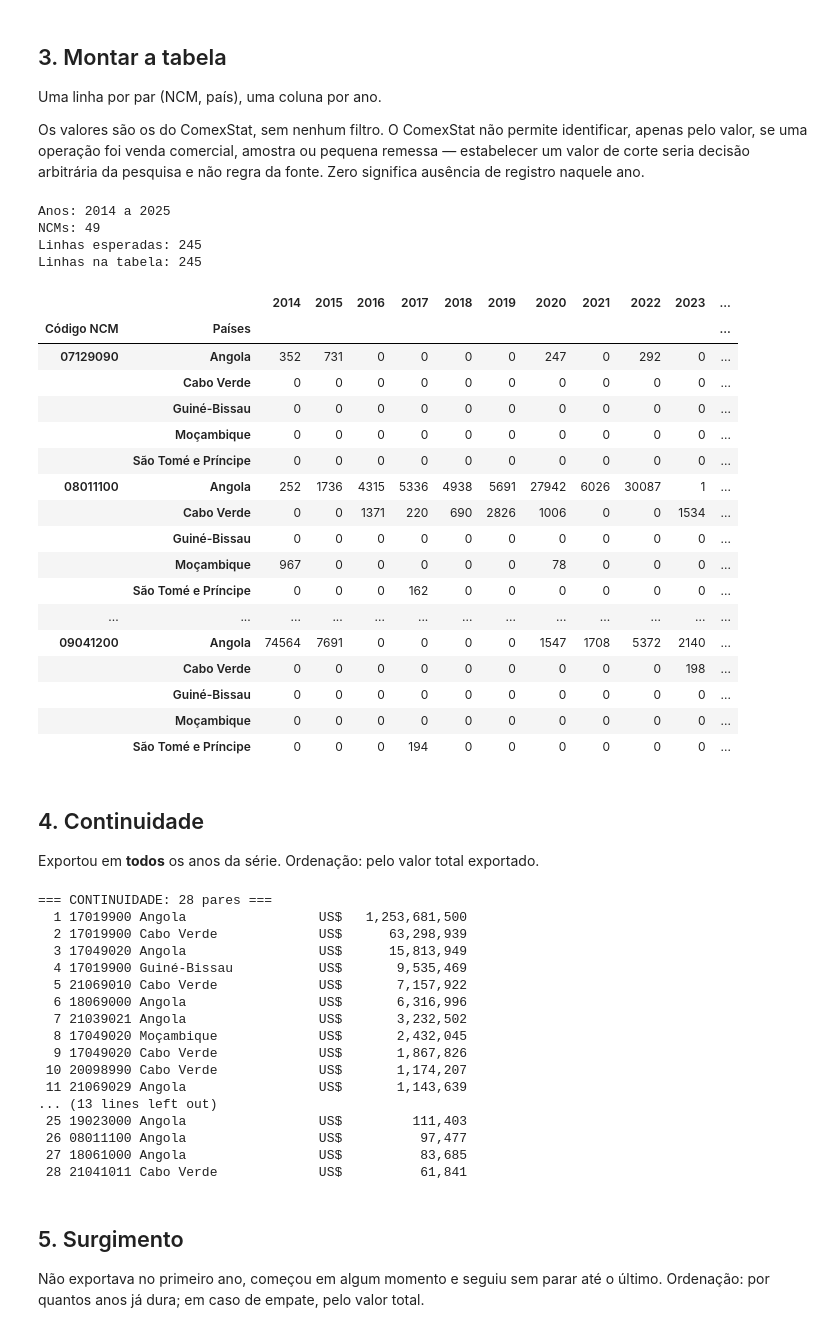
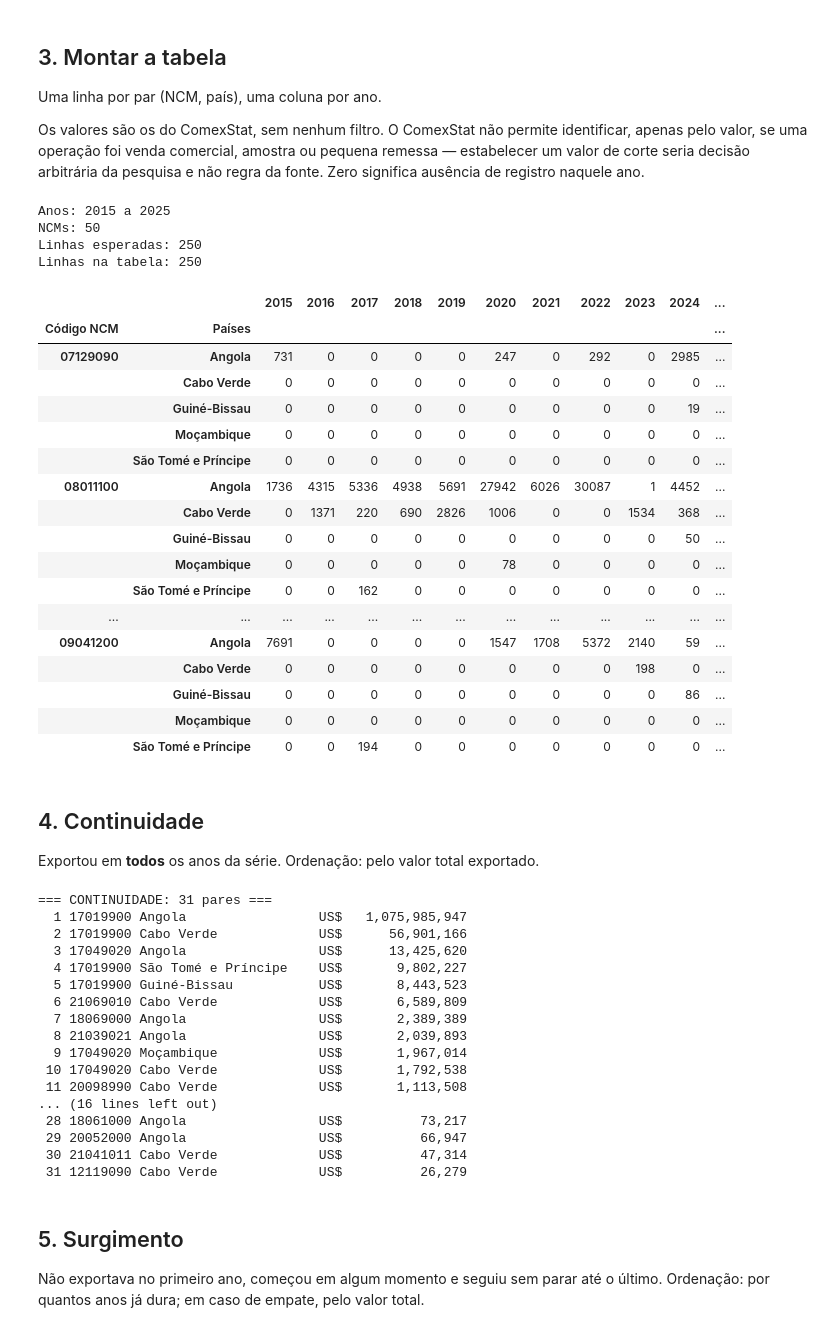
Before and after one commit to loudedje/TCC, a Jupyter notebook: ColetarDados/Dados_Comex.ipynb, the cells around one changed output. Saved outputs shown, nothing was run; the diff lists cells and outputs as text; code cells hidden in the pictures.

Commit message:
subindo meu trabalho finalizado

```diff
--- a/ColetarDados/Dados_Comex.ipynb
+++ b/ColetarDados/Dados_Comex.ipynb
@@ -14,6 +18,15 @@ colunas_texto = ['Países', 'Descrição NCM']
 for col in colunas_texto:
     df[col] = df[col].str.replace(r'[\r\n]+', ' ', regex=True).str.strip()
 
+# período analisado
+ANO_INICIAL = 2015
+ANO_FINAL = 2025
+
+print("anos no extrato:", df['Ano'].min(), "a", df['Ano'].max())
+df = df[(df['Ano'] >= ANO_INICIAL) & (df['Ano'] <= ANO_FINAL)]
+df = df.reset_index(drop=True)     # o laço da seção 3 usa df.loc[i], então o índice precisa ir de 0 a n-1
+print("anos usados:    ", ANO_INICIAL, "a", ANO_FINAL)
+
 print(df.shape)
 df.head(10)
 # %% [output]
@@ -66,8 +81,8 @@ apenas pelo valor, se uma operação foi venda comercial, amostra ou pequena rem
 estabelecer um valor de corte seria decisão arbitrária da pesquisa e não regra da fonte.
 Zero significa ausência de registro naquele ano.
 # %%
-primeiro_ano = df['Ano'].min()
-ultimo_ano = df['Ano'].max()
+primeiro_ano = ANO_INICIAL
+ultimo_ano = ANO_FINAL
 anos_base = list(range(primeiro_ano, ultimo_ano + 1))
 
 paises_palop = ['Angola', 'Cabo Verde', 'Guiné-Bissau', 'Moçambique', 'São Tomé e Príncipe']
@@ -87,55 +102,55 @@ for ncm in ncms:
 
 # 2) percorre o   e soma cada valor na posição do ano
 for i in range(len(df)):
     ncm = df.loc[i, 'Código NCM']
     pais = df.loc[i, 'Países']
     ano = df.loc[i, 'Ano']
     valor = df.loc[i, 'Valor US$ FOB']
 
     if pais in paises_palop:
         posicao = anos_base.index(ano)
         series[(ncm, pais)][posicao] = series[(ncm, pais)][posicao] + valor
 
 
 # 3) transforma o dicionário em DataFrame
 linhas = []
 chaves = []
 for chave in series:
     chaves.append(chave)
     linhas.append(series[chave])
 
 indice = pd.MultiIndex.from_tuples(chaves, names=['Código NCM', 'Países'])
 tabela = pd.DataFrame(linhas, columns=anos_base, index=indice)
 
 
 print("Anos:", primeiro_ano, "a", ultimo_ano)
 print("NCMs:", len(ncms))
 print("Linhas esperadas:", len(ncms) * len(paises_palop))
 print("Linhas na tabela:", tabela.shape[0])
 tabela.head(20)
 # %% [output]
-Anos: 2014 a 2025
-NCMs: 49
-Linhas esperadas: 245
-Linhas na tabela: 245
+Anos: 2015 a 2025
+NCMs: 50
+Linhas esperadas: 250
+Linhas na tabela: 250
-|  |  | 2014 | 2015 | 2016 | 2017 | 2018 | 2019 | 2020 | 2021 | 2022 | 2023 | ... |
+|  |  | 2015 | 2016 | 2017 | 2018 | 2019 | 2020 | 2021 | 2022 | 2023 | 2024 | ... |
 | Código NCM | Países |  |  |  |  |  |  |  |  |  |  | ... |
-| 07129090 | Angola | 352 | 731 | 0 | 0 | 0 | 0 | 247 | 0 | 292 | 0 | ... |
+| 07129090 | Angola | 731 | 0 | 0 | 0 | 0 | 247 | 0 | 292 | 0 | 2985 | ... |
 |  | Cabo Verde | 0 | 0 | 0 | 0 | 0 | 0 | 0 | 0 | 0 | 0 | ... |
-|  | Guiné-Bissau | 0 | 0 | 0 | 0 | 0 | 0 | 0 | 0 | 0 | 0 | ... |
+|  | Guiné-Bissau | 0 | 0 | 0 | 0 | 0 | 0 | 0 | 0 | 0 | 19 | ... |
 |  | Moçambique | 0 | 0 | 0 | 0 | 0 | 0 | 0 | 0 | 0 | 0 | ... |
 |  | São Tomé e Príncipe | 0 | 0 | 0 | 0 | 0 | 0 | 0 | 0 | 0 | 0 | ... |
-| 08011100 | Angola | 252 | 1736 | 4315 | 5336 | 4938 | 5691 | 27942 | 6026 | 30087 | 1 | ... |
-|  | Cabo Verde | 0 | 0 | 1371 | 220 | 690 | 2826 | 1006 | 0 | 0 | 1534 | ... |
-|  | Guiné-Bissau | 0 | 0 | 0 | 0 | 0 | 0 | 0 | 0 | 0 | 0 | ... |
-|  | Moçambique | 967 | 0 | 0 | 0 | 0 | 0 | 78 | 0 | 0 | 0 | ... |
-|  | São Tomé e Príncipe | 0 | 0 | 0 | 162 | 0 | 0 | 0 | 0 | 0 | 0 | ... |
+| 08011100 | Angola | 1736 | 4315 | 5336 | 4938 | 5691 | 27942 | 6026 | 30087 | 1 | 4452 | ... |
+|  | Cabo Verde | 0 | 1371 | 220 | 690 | 2826 | 1006 | 0 | 0 | 1534 | 368 | ... |
+|  | Guiné-Bissau | 0 | 0 | 0 | 0 | 0 | 0 | 0 | 0 | 0 | 50 | ... |
+|  | Moçambique | 0 | 0 | 0 | 0 | 0 | 78 | 0 | 0 | 0 | 0 | ... |
+|  | São Tomé e Príncipe | 0 | 0 | 162 | 0 | 0 | 0 | 0 | 0 | 0 | 0 | ... |
 | ... | ... | ... | ... | ... | ... | ... | ... | ... | ... | ... | ... | ... |
-| 09041200 | Angola | 74564 | 7691 | 0 | 0 | 0 | 0 | 1547 | 1708 | 5372 | 2140 | ... |
-|  | Cabo Verde | 0 | 0 | 0 | 0 | 0 | 0 | 0 | 0 | 0 | 198 | ... |
-|  | Guiné-Bissau | 0 | 0 | 0 | 0 | 0 | 0 | 0 | 0 | 0 | 0 | ... |
+| 09041200 | Angola | 7691 | 0 | 0 | 0 | 0 | 1547 | 1708 | 5372 | 2140 | 59 | ... |
+|  | Cabo Verde | 0 | 0 | 0 | 0 | 0 | 0 | 0 | 0 | 198 | 0 | ... |
+|  | Guiné-Bissau | 0 | 0 | 0 | 0 | 0 | 0 | 0 | 0 | 0 | 86 | ... |
 |  | Moçambique | 0 | 0 | 0 | 0 | 0 | 0 | 0 | 0 | 0 | 0 | ... |
-|  | São Tomé e Príncipe | 0 | 0 | 0 | 194 | 0 | 0 | 0 | 0 | 0 | 0 | ... |
+|  | São Tomé e Príncipe | 0 | 0 | 194 | 0 | 0 | 0 | 0 | 0 | 0 | 0 | ... |
 # %% [markdown]
 ## 4. Continuidade
 
@@ -183,23 +198,23 @@ for posicao in range(len(continuidades)):
     print(str(posicao + 1).rjust(3), item['ncm'], item['pais'].ljust(22),
           "US$", format(item['valor_total'], ',d').rjust(15))
 # %% [output]
-=== CONTINUIDADE: 28 pares ===
-  1 17019900 Angola                 US$   1,253,681,500
-  2 17019900 Cabo Verde             US$      63,298,939
-  3 17049020 Angola                 US$      15,813,949
-  4 17019900 Guiné-Bissau           US$       9,535,469
-  5 21069010 Cabo Verde             US$       7,157,922
-  6 18069000 Angola                 US$       6,316,996
-  7 21039021 Angola                 US$       3,232,502
-  8 17049020 Moçambique             US$       2,432,045
-  9 17049020 Cabo Verde             US$       1,867,826
- 10 20098990 Cabo Verde             US$       1,174,207
- 11 21069029 Angola                 US$       1,143,639
-... (13 lines left out)
- 25 19023000 Angola                 US$         111,403
- 26 08011100 Angola                 US$          97,477
- 27 18061000 Angola                 US$          83,685
- 28 21041011 Cabo Verde             US$          61,841
+=== CONTINUIDADE: 31 pares ===
+  1 17019900 Angola                 US$   1,075,985,947
+  2 17019900 Cabo Verde             US$      56,901,166
+  3 17049020 Angola                 US$      13,425,620
+  4 17019900 São Tomé e Príncipe    US$       9,802,227
+  5 17019900 Guiné-Bissau           US$       8,443,523
+  6 21069010 Cabo Verde             US$       6,589,809
+  7 18069000 Angola                 US$       2,389,389
+  8 21039021 Angola                 US$       2,039,893
+  9 17049020 Moçambique             US$       1,967,014
+ 10 17049020 Cabo Verde             US$       1,792,538
+ 11 20098990 Cabo Verde             US$       1,113,508
+... (16 lines left out)
+ 28 18061000 Angola                 US$          73,217
+ 29 20052000 Angola                 US$          66,947
+ 30 21041011 Cabo Verde             US$          47,314
+ 31 12119090 Cabo Verde             US$          26,279
 # %% [markdown]
 ## 5. Surgimento
 
```
Also changed, not shown: parts of 23 cells of this notebook, 48 other files.
